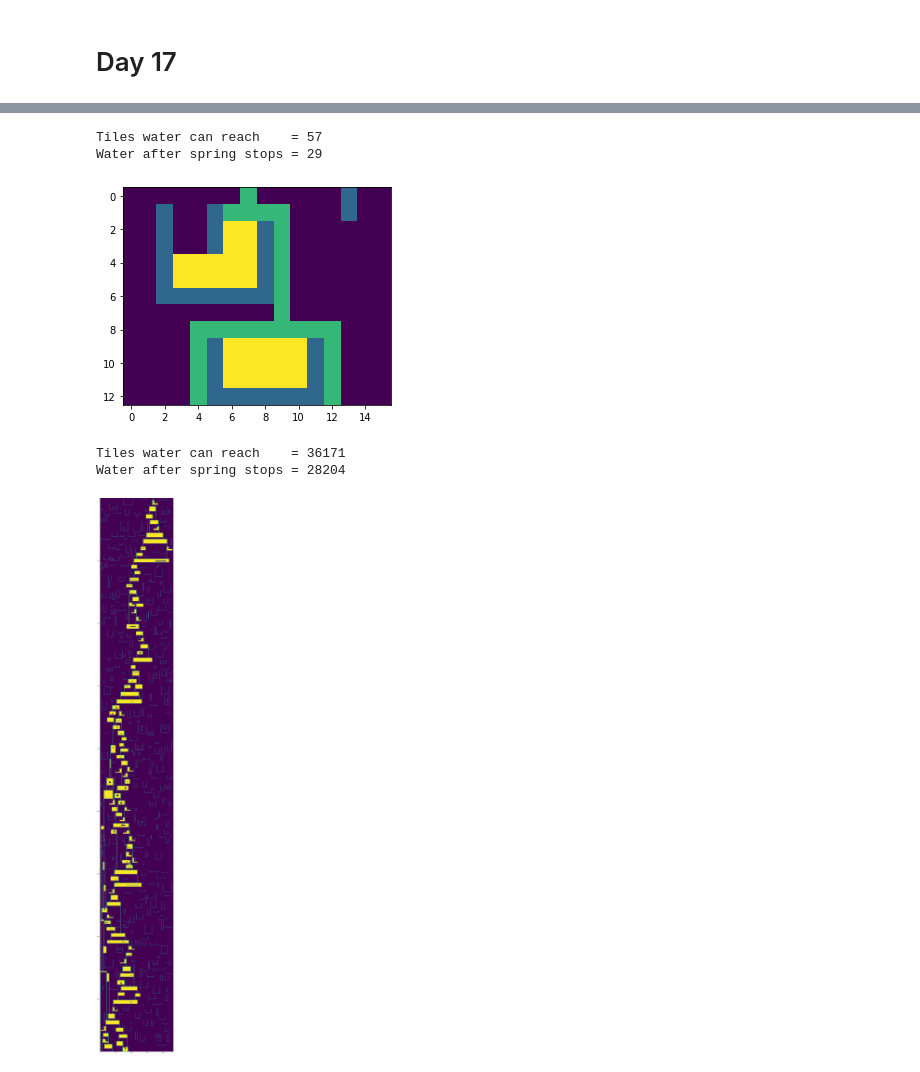
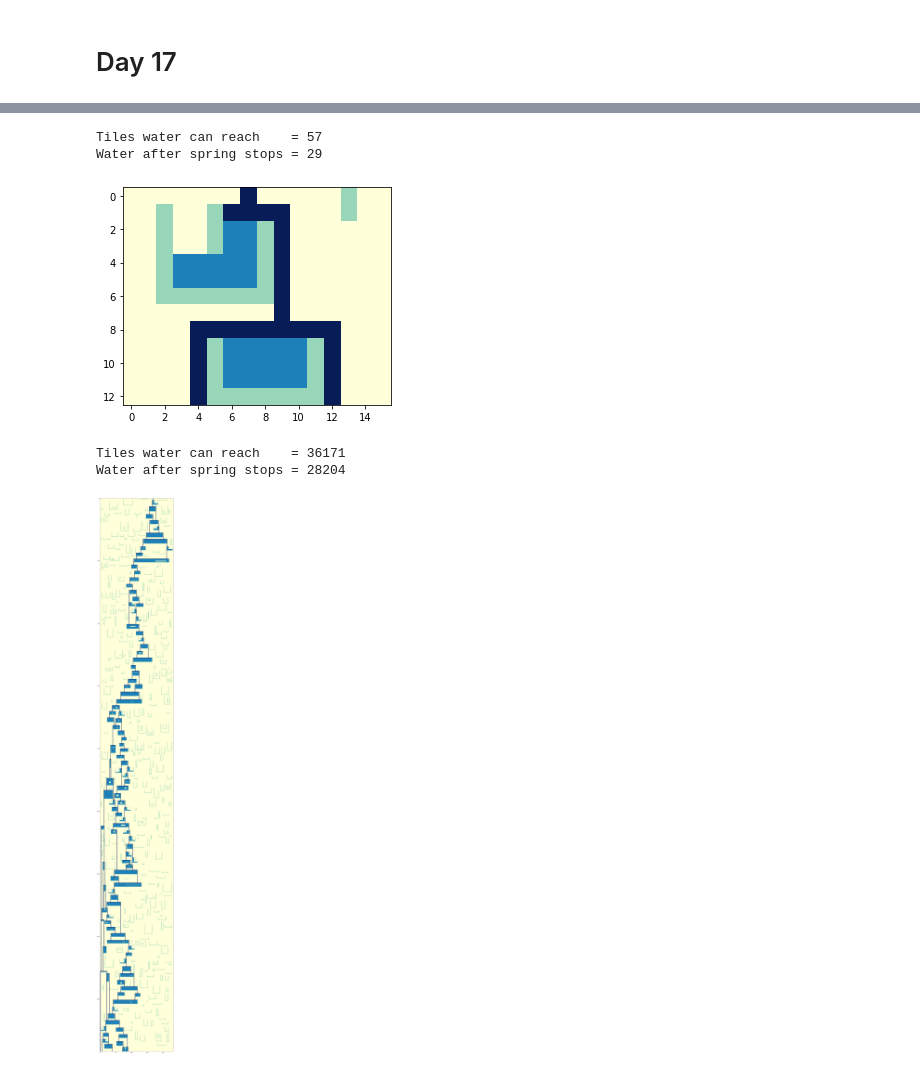
Before and after one commit to marcodelmastro/AdventOfCode2018, a Jupyter notebook: Day 17.ipynb, the cells around one changed output, grey strips where cells are left out. Cells and saved outputs as stored; diff of their text form; code cells hidden in the pictures.

```diff
--- a/Day 17.ipynb
+++ b/Day 17.ipynb
@@ -5,8 +5,8 @@ import numpy as np
 
 EMPTY   = 0
 CLAY    = 1
-FLOWING = 2
-STILL   = 3
+FLOWING = 3
+STILL   = 2
 
 def getGrid(filename):
     coord = []
@@ -94,10 +94,7 @@ def fillHoriz(s,grid):
             if grid[ys,xh]==CLAY:
                 xsetl = xh+1
                 break
-        elif grid[ys+1,xh]==EMPTY: # void below
-            xflol = xh
-            break
-        elif grid[ys+1,xh]==FLOWING: # already flowing
+        elif grid[ys+1,xh]==EMPTY or grid[ys+1,xh]==FLOWING: # void below, or already flowing
             xflol = xh
             break
     xh = xs
@@ -107,10 +104,7 @@ def fillHoriz(s,grid):
             if grid[ys,xh]==CLAY:
                 xsetr = xh-1
                 break
-        elif grid[ys+1,xh]==EMPTY: # void below
-            xflor = xh
-            break
-        elif grid[ys+1,xh]==FLOWING: # already flowing
+        elif grid[ys+1,xh]==EMPTY or grid[ys+1,xh]==FLOWING: # void below, or already flowing
             xflor = xh
             break
     # fill accordingly and return new flowing points
@@ -153,7 +147,7 @@ def flowWater(grid,source):
 filename = "data/day17text.txt"
 grid,_,source = getGrid(filename)
 grid = flowWater(grid,source)
-img = plt.imshow(grid)
+img = plt.imshow(grid,cmap="YlGnBu")
 reach = sum(grid[grid==FLOWING]//FLOWING) + sum(grid[grid==STILL]//STILL)# remove source
 print("Tiles water can reach    =",reach)
 rest = sum(grid[grid==STILL]//STILL)
@@ -161,7 +155,7 @@ print("Water after spring stops =",rest)
 # %% [output]
 Tiles water can reach    = 57
 Water after spring stops = 29
-[figure, old version]
+[figure, new version]
 # %%
 filename = "data/input17.txt"
 grid,_,source = getGrid(filename)
@@ -175,6 +169,6 @@ Tiles water can reach    = 36171
 Water after spring stops = 28204
 # %%
 plt.figure(figsize=(100,100),dpi=100)
-img = plt.imshow(grid)
+img = plt.imshow(grid,cmap="YlGnBu")
 # %% [output]
-[figure, old version]
+[figure, new version]
```
Also changed, not shown: parts of 1 cell of this notebook.
